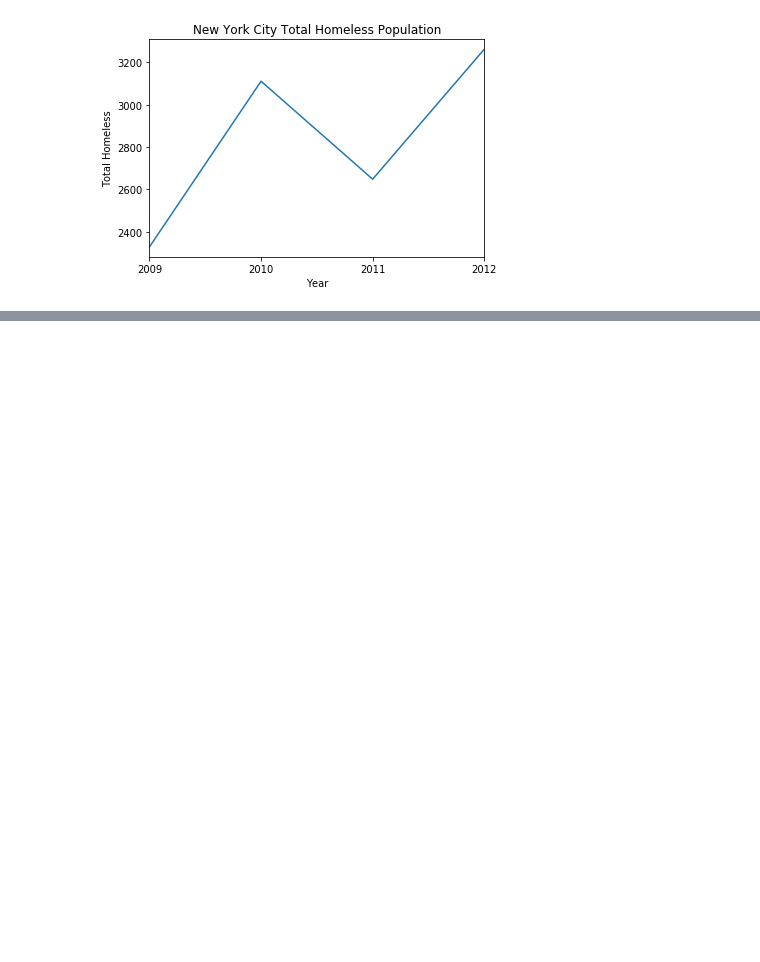
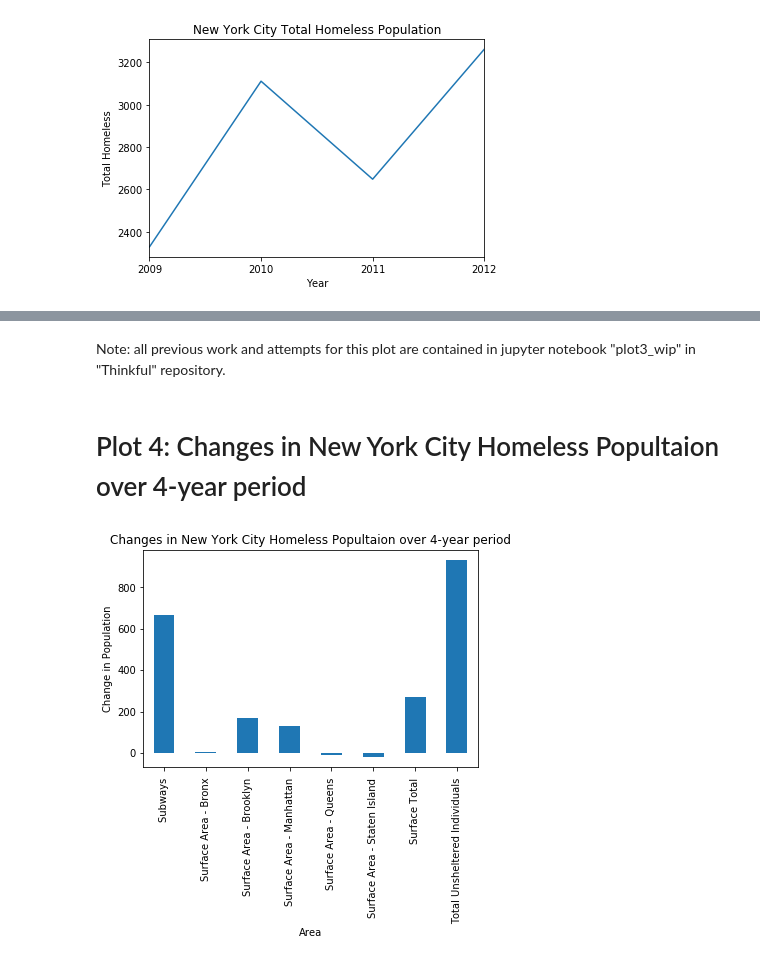
Before and after one commit to kathieking/Thinkful, a Jupyter notebook: final_assignment1.ipynb, the cells around one changed output, grey strips where cells are left out. Cells and saved outputs as stored; diff of their text form; code cells hidden in the pictures; blank space fills up the shorter version.

```diff
--- a/final_assignment1.ipynb
+++ b/final_assignment1.ipynb
@@ -62,0 +273,17 @@ df.head(15)
+# %% [markdown]
+Note: all previous work and attempts for this plot are contained in jupyter notebook "plot3_wip" in "Thinkful" repository.
+# %% [markdown]
+# Plot 4: Changes in New York City Homeless Popultaion over 4-year period
+# %%
+table = pd.pivot_table(df, values='Homeless Estimates', index=['Area'], columns=['Year'], aggfunc = 'mean')
+# %%
+table['Change in Population'] = table[2012] - table[2009]
+# %%
+table['Change in Population'] = table[2012] - table[2009]
+# %%
+table.plot(kind = 'bar', y = 'Change in Population', legend = None)
+plt.ylabel('Change in Population')
+plt.title('Changes in New York City Homeless Popultaion over 4-year period')
+plt.show()
+# %% [output]
+[figure, added]
```
Also changed, not shown: parts of 26 cells of this notebook.
